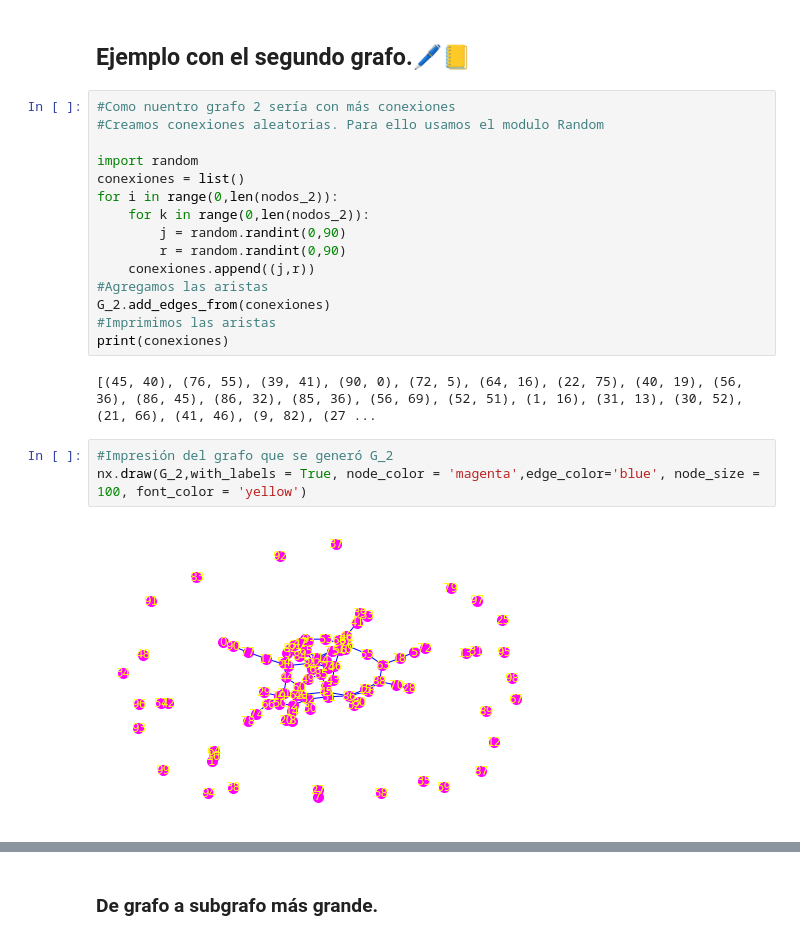
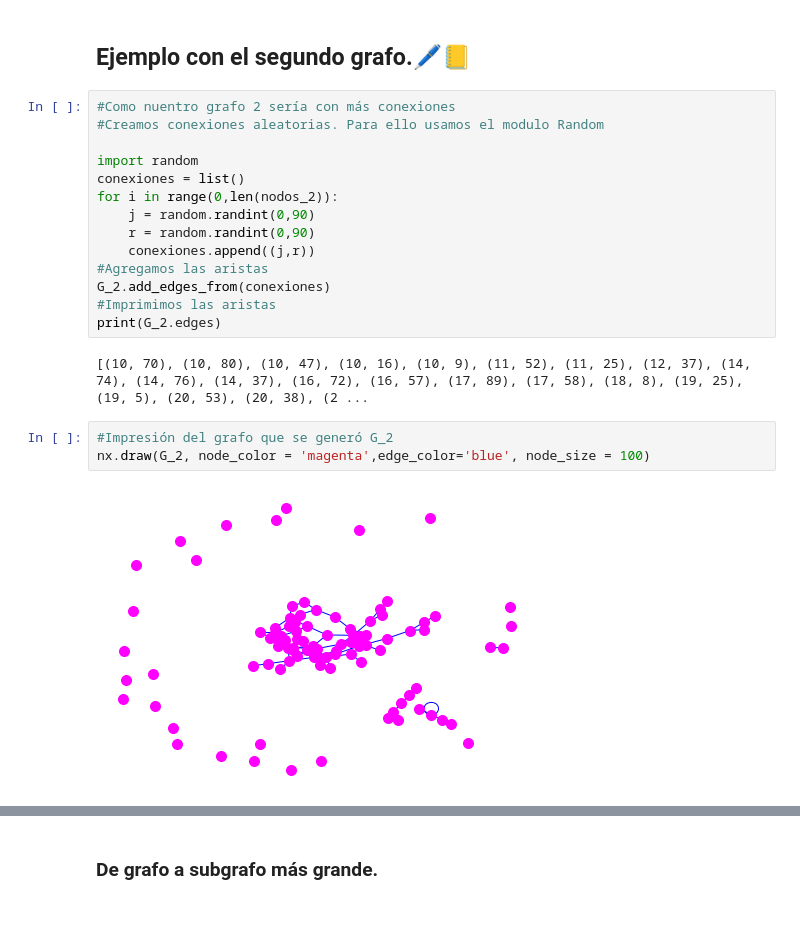
Before and after one commit to JohnKun136NVCP/Network-Science_TSFC_UNAM, a Jupyter notebook: Languages/Español/Códigos/Introduccion a NetworkX(Parte_1).ipynb, the cells around one changed output, grey strips where cells are left out. Saved outputs shown, nothing was run; the diff lists cells and outputs as text.

```diff
--- a/Languages/Español/Códigos/Introduccion a NetworkX(Parte_1).ipynb
+++ b/Languages/Español/Códigos/Introduccion a NetworkX(Parte_1).ipynb
@@ -211,21 +211,20 @@ Hay un camino entre el nodo 7 y 8?  True
 import random
 conexiones = list()
 for i in range(0,len(nodos_2)):
-    for k in range(0,len(nodos_2)):
-        j = random.randint(0,90)
-        r = random.randint(0,90)
+    j = random.randint(0,90)
+    r = random.randint(0,90)
     conexiones.append((j,r))
 #Agregamos las aristas
 G_2.add_edges_from(conexiones)
 #Imprimimos las aristas
-print(conexiones)
+print(G_2.edges)
 # %% [output]
-[(45, 40), (76, 55), (39, 41), (90, 0), (72, 5), (64, 16), (22, 75), (40, 19), (56, 36), (86, 45), (86, 32), (85, 36), (56, 69), (52, 51), (1, 16), (31, 13), (30, 52), (21, 66), (41, 46), (9, 82), (27 ...
+[(10, 70), (10, 80), (10, 47), (10, 16), (10, 9), (11, 52), (11, 25), (12, 37), (14, 74), (14, 76), (14, 37), (16, 72), (16, 57), (17, 89), (17, 58), (18, 8), (19, 25), (19, 5), (20, 53), (20, 38), (2 ...
 # %%
 #Impresión del grafo que se generó G_2
-nx.draw(G_2,with_labels = True, node_color = 'magenta',edge_color='blue', node_size = 100, font_color = 'yellow')
+nx.draw(G_2, node_color = 'magenta',edge_color='blue', node_size = 100)
 # %% [output]
-[figure, old version]
+[figure, new version]
 # %%
 #Notemos que en nuestro grafo hay conexiones y algunas no.
 #Entonces veremos si hay conexiones.
```
Also changed, not shown: parts of 5 cells of this notebook.
